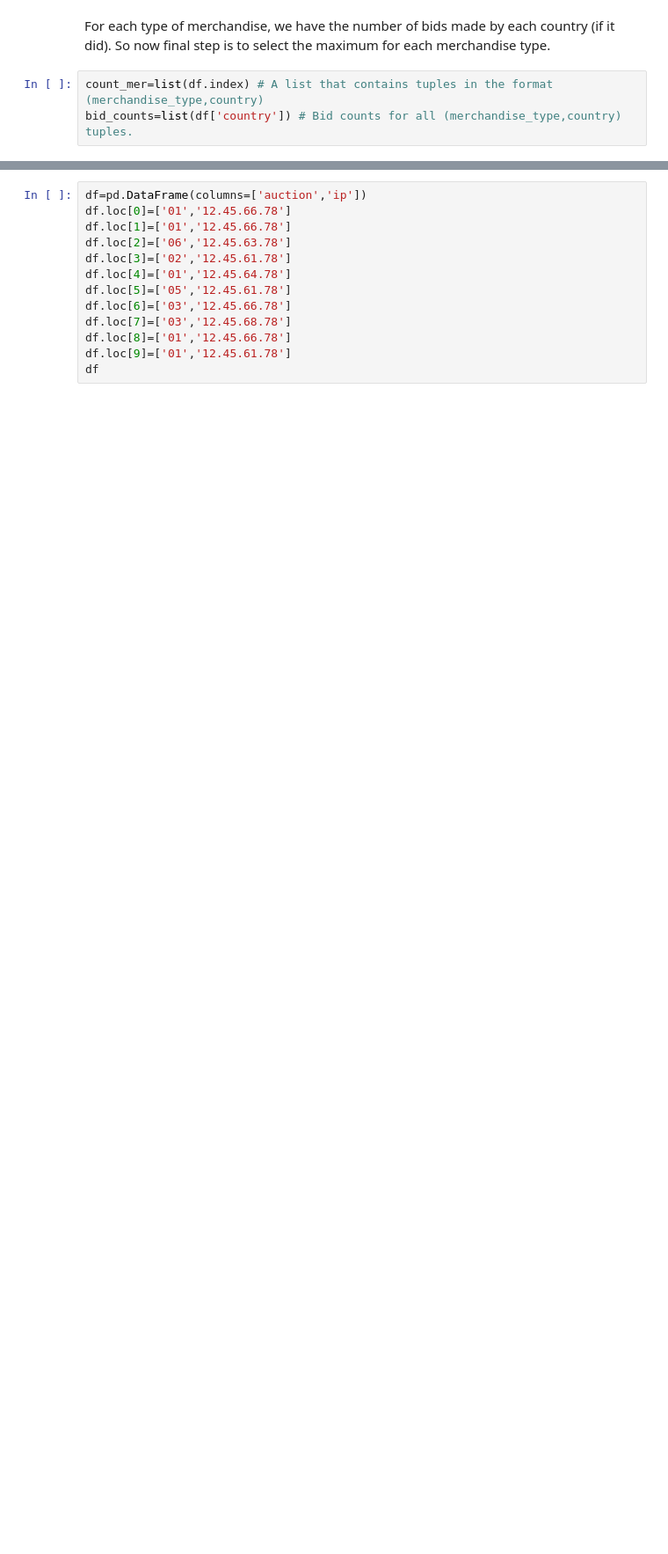
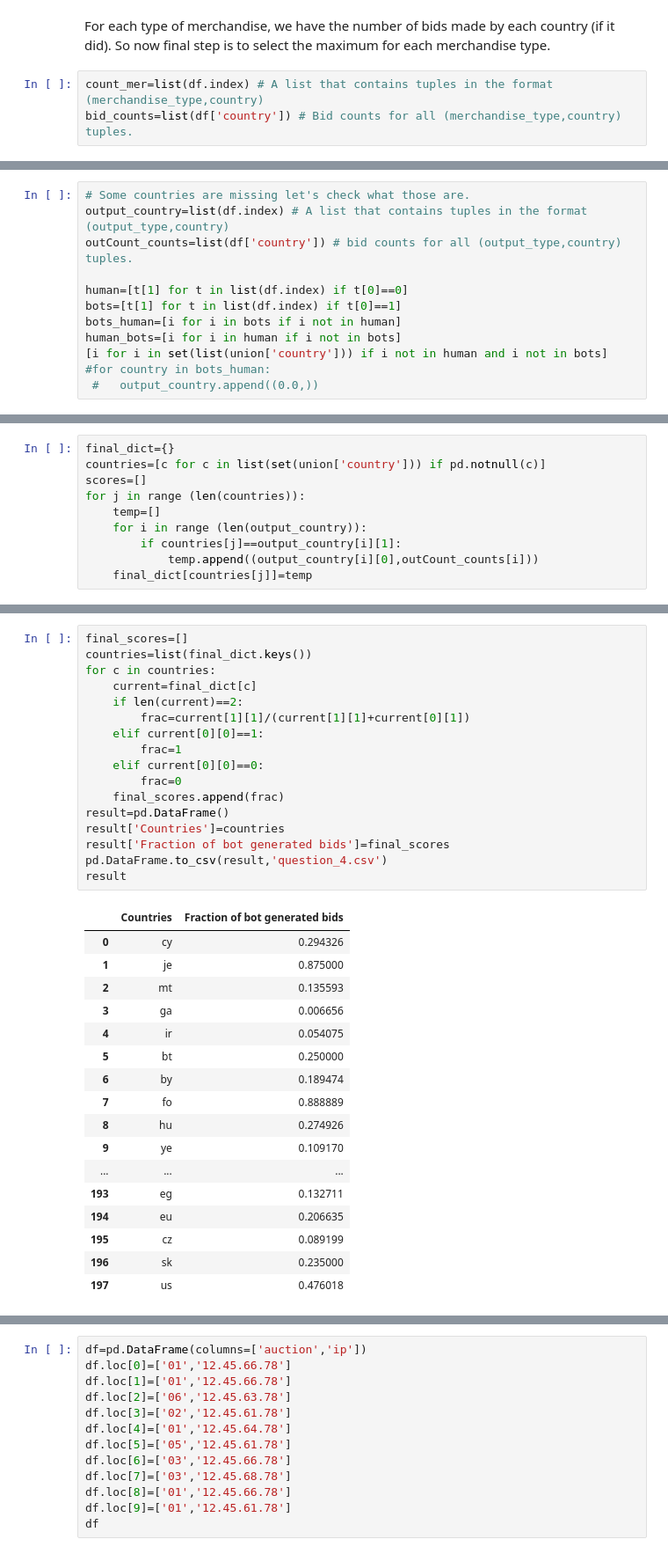
Before and after one commit to YoussefEssDS/Data-analysis, a Jupyter notebook: Online auction bids analysis.ipynb, the cells around one changed output, grey strips where cells are left out. Shown: that part at 88% size. Drawn from its saved outputs; the diff is of its cells as text; blank space fills up the shorter version.

```diff
--- a/Online auction bids analysis.ipynb
+++ b/Online auction bids analysis.ipynb
@@ -90,0 +197,12 @@ max_bid_per_merch
+# %%
+# Some countries are missing let's check what those are.
+output_country=list(df.index) # A list that contains tuples in the format (output_type,country)
+outCount_counts=list(df['country']) # bid counts for all (output_type,country) tuples.
+
+human=[t[1] for t in list(df.index) if t[0]==0]
+bots=[t[1] for t in list(df.index) if t[0]==1]
+bots_human=[i for i in bots if i not in human]
+human_bots=[i for i in human if i not in bots]
+[i for i in set(list(union['country'])) if i not in human and i not in bots]
+#for country in bots_human:
+ #   output_country.append((0.0,))
@@ -90,0 +215,10 @@ max_bid_per_merch
+# %%
+final_dict={}
+countries=[c for c in list(set(union['country'])) if pd.notnull(c)]
+scores=[]
+for j in range (len(countries)):
+    temp=[]
+    for i in range (len(output_country)):
+        if countries[j]==output_country[i][1]:
+            temp.append((output_country[i][0],outCount_counts[i]))
+    final_dict[countries[j]]=temp
@@ -90,0 +245,35 @@ max_bid_per_merch
+# %%
+final_scores=[]
+countries=list(final_dict.keys())
+for c in countries:
+    current=final_dict[c]
+    if len(current)==2:
+        frac=current[1][1]/(current[1][1]+current[0][1])
+    elif current[0][0]==1:
+        frac=1
+    elif current[0][0]==0:
+        frac=0
+    final_scores.append(frac)
+result=pd.DataFrame()
+result['Countries']=countries
+result['Fraction of bot generated bids']=final_scores
+pd.DataFrame.to_csv(result,'question_4.csv')
+result
+# %% [output]
+|  | Countries | Fraction of bot generated bids |
+| 0 | cy | 0.294326 |
+| 1 | je | 0.875000 |
+| 2 | mt | 0.135593 |
+| 3 | ga | 0.006656 |
+| 4 | ir | 0.054075 |
+| 5 | bt | 0.250000 |
+| 6 | by | 0.189474 |
+| 7 | fo | 0.888889 |
+| 8 | hu | 0.274926 |
+| 9 | ye | 0.109170 |
+| ... | ... | ... |
+| 193 | eg | 0.132711 |
+| 194 | eu | 0.206635 |
+| 195 | cz | 0.089199 |
+| 196 | sk | 0.235000 |
+| 197 | us | 0.476018 |
```
Also changed, not shown: parts of 22 cells of this notebook, 4 other files.
